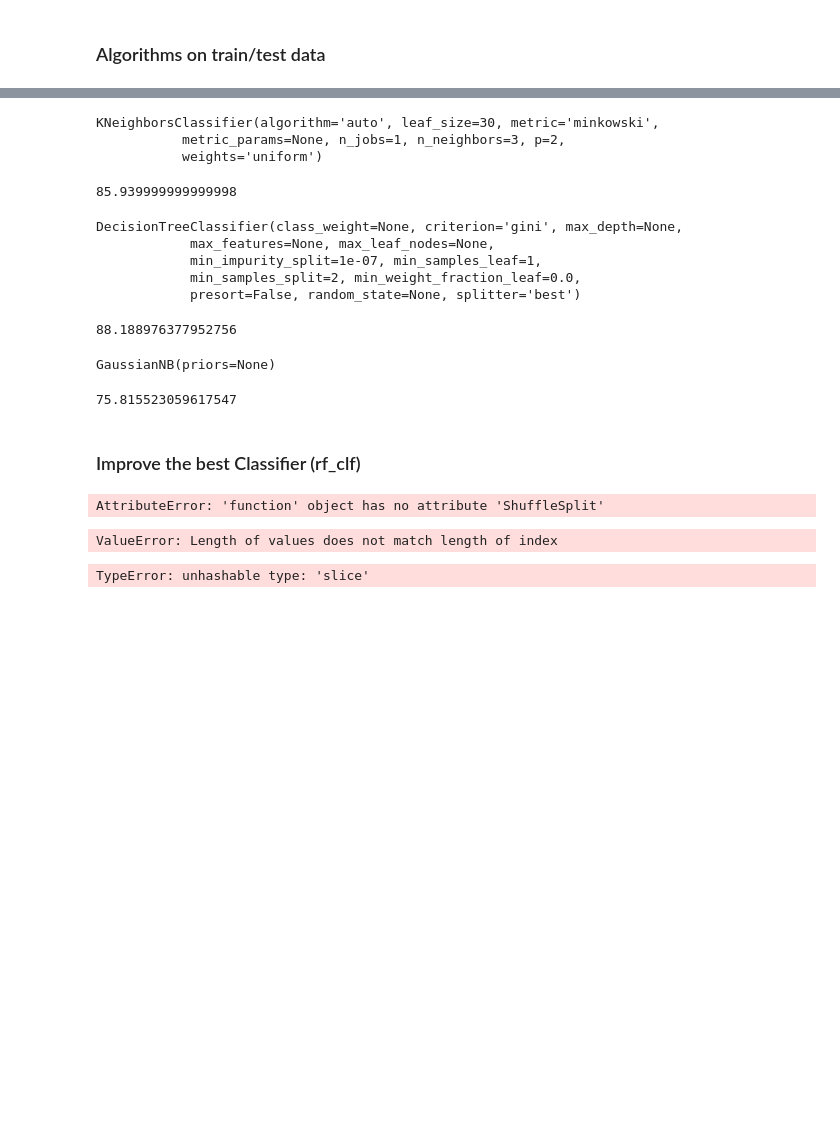
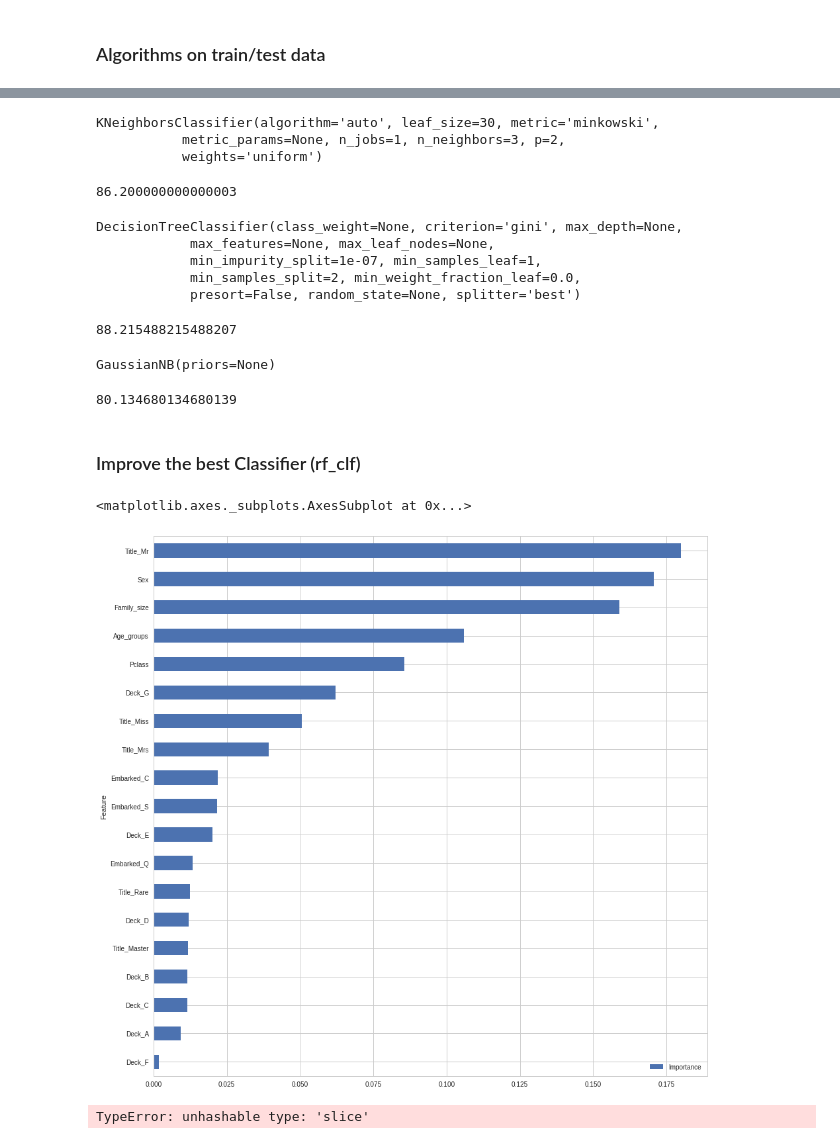
Before and after one commit to josefinaxberg/Titanic_ML, a Jupyter notebook: Titanic_ML/Titanic_Machine_Learning.ipynb, the cells around one changed output, grey strips where cells are left out. Saved outputs shown, nothing was run; the diff lists cells and outputs as text; code cells hidden in the pictures; blank space fills up the shorter version.

```diff
--- a/Titanic_ML/Titanic_Machine_Learning.ipynb
+++ b/Titanic_ML/Titanic_Machine_Learning.ipynb
@@ -209,7 +209,7 @@ titanic_train_df['Title'] = titanic_train_df['Name'].str.split(", ", expand=True
 titanic_train_df.drop(['Name'], axis=1,inplace=True)
 
 # There is a lot of different "Titel"s but most of them are quite rare. Let us call them 'Rare'.
-titanic_train_df['Title'] = titanic_train_df['Title'].replace(['Lady', 'Countess','Capt', 'Col','Don', 'Dr', 'Major', 'Rev', 'Sir', 'Jonkheer', 'Dona'], 'Rare')
+titanic_train_df['Title'] = titanic_train_df['Title'].replace(['Lady', 'the Countess','Capt', 'Col','Don', 'Dr', 'Major', 'Rev', 'Sir', 'Jonkheer', 'Dona'], 'Rare')
 titanic_train_df['Title'] = titanic_train_df['Title'].replace('Mlle', 'Miss')
 titanic_train_df['Title'] = titanic_train_df['Title'].replace('Ms', 'Miss')
 titanic_train_df['Title'] = titanic_train_df['Title'].replace('Mme', 'Mrs')
@@ -278,6 +278,7 @@ titanic_train_df['Deck'] = titanic_train_df['Deck'].replace(['D D','F E', 'F G']
 titanic_test_df['Deck'] = titanic_test_df['Deck'].replace(['C C', 'C C C'], 'C')
 titanic_test_df['Deck'] = titanic_test_df['Deck'].replace(['B B', 'B B B', 'B B B B'], 'B')
 titanic_test_df['Deck'] = titanic_test_df['Deck'].replace(['D D','F E', 'F G'], 'D')
+titanic_test_df['Deck'] = titanic_test_df['Deck'].replace(['E E'], 'E')
 
 titanic_train_df.loc[(titanic_train_df.Title == "Mr") & (titanic_train_df.Age_groups.isnull()), 'Age_groups'] = 'Adult'
 titanic_train_df.loc[(titanic_train_df.Title == "Master") & (titanic_train_df.Age_groups.isnull()), 'Age_groups'] = 'Child'
@@ -509,7 +497,7 @@ accuracy_knn
 KNeighborsClassifier(algorithm='auto', leaf_size=30, metric='minkowski',
            metric_params=None, n_jobs=1, n_neighbors=3, p=2,
            weights='uniform')
-85.939999999999998
+86.200000000000003
 # %%
 # Decision Tree
 clf_dt = DecisionTreeClassifier()
@@ -523,7 +511,7 @@ DecisionTreeClassifier(class_weight=None, criterion='gini', max_depth=None,
             min_impurity_split=1e-07, min_samples_leaf=1,
             min_samples_split=2, min_weight_fraction_leaf=0.0,
             presort=False, random_state=None, splitter='best')
-88.188976377952756
+88.215488215488207
 # %%
 # Gaussian Naive Bayes
 clf_nb = GaussianNB()
@@ -533,31 +521,23 @@ accuracy_nb = clf_nb.score(X_train, Y_train) * 100
 accuracy_nb
 # %% [output]
 GaussianNB(priors=None)
-75.815523059617547
+80.134680134680139
 # %% [markdown]
 ### Improve the best Classifier (rf_clf)
-# %%
-shuffle_validator = cross_val_score.ShuffleSplit(len(X), n_iter=20, test_size=0.2, random_state=0)
-def test_classifier(clf):
-    scores = cross_val_score.cross_val_score(clf, X, y, cv=shuffle_validator)
-    print("Accuracy: %0.4f (+/- %0.2f)" % (scores.mean(), scores.std()))
-
-test_classifier(clf_rf)
-# %% [output]
-AttributeError: 'function' object has no attribute 'ShuffleSplit'
 # %%
 # Feature Importance
 features = pd.DataFrame()
-features['feature'] = titanic_test_df.columns
-features['importance'] = clf_rf.feature_importances_
-features.sort_values(by=['importance'], ascending=True, inplace=True)
-features.set_index('feature', inplace=True)
+features['Feature'] = X_test.columns
+features['Importance'] = clf_rf.feature_importances_
+features.sort_values(by=['Importance'], ascending=True, inplace=True)
+features.set_index('Feature', inplace=True)
 
 
 
-features.plot(kind='barh', figsize=(20, 20))
+features.plot(kind='barh', figsize=(15, 15))
 # %% [output]
-ValueError: Length of values does not match length of index
+<matplotlib.axes._subplots.AxesSubplot at 0x...>
+[figure, added]
 # %%
 # Sequential Feature Selector
 sfs1 = SFS(clf_rf,
```
Also changed, not shown: parts of 14 cells of this notebook, 1 other file.
